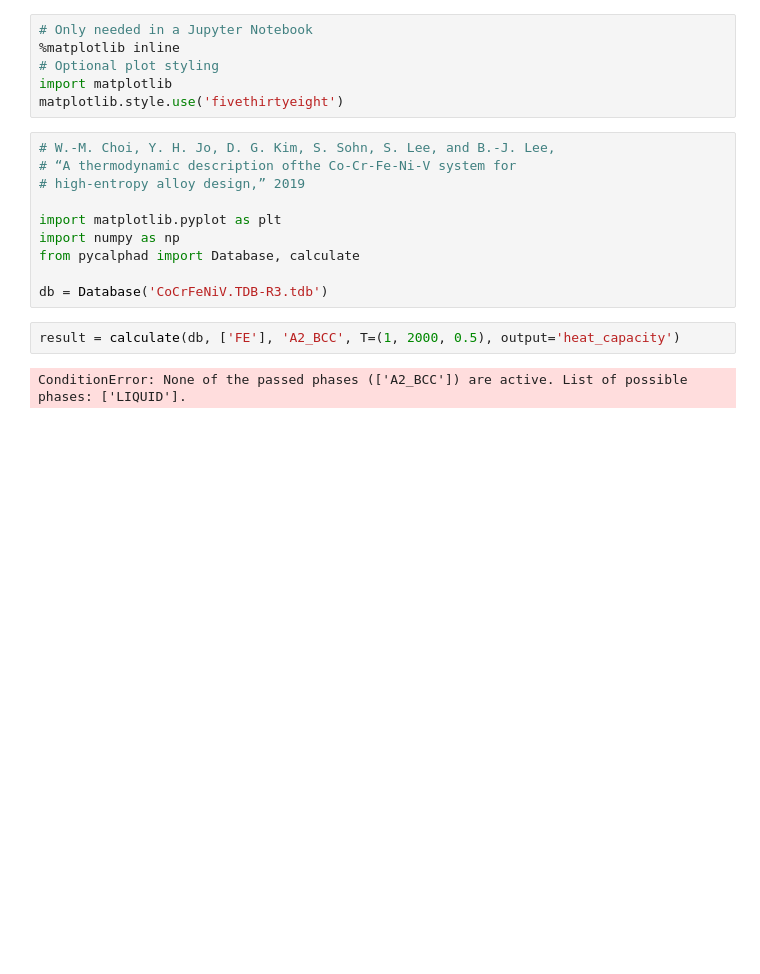
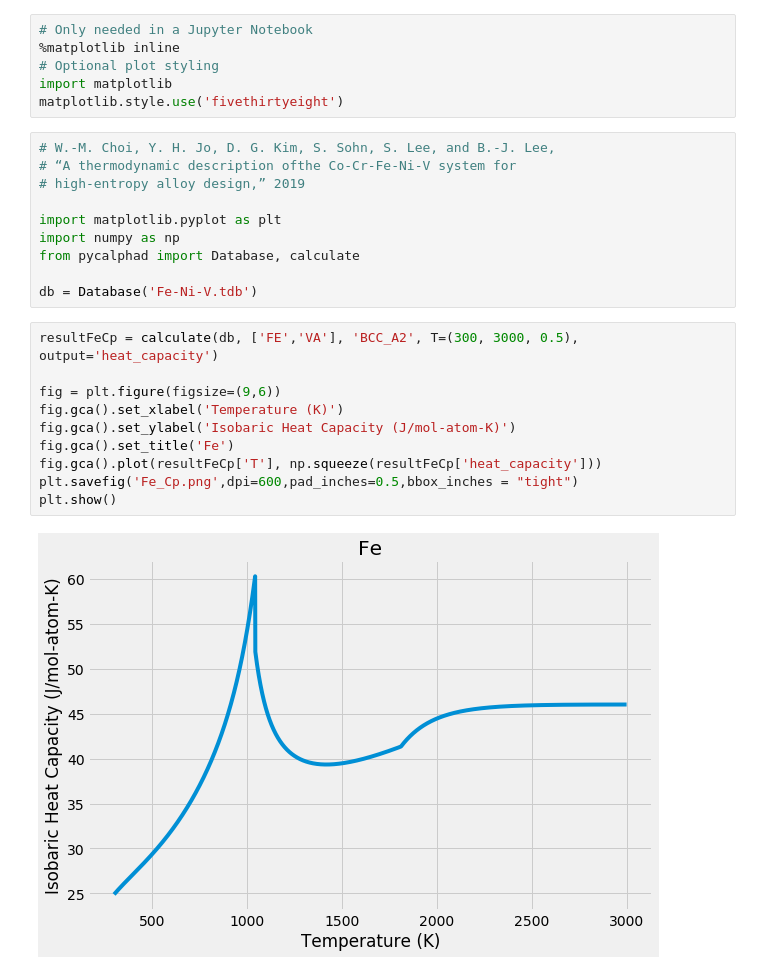
Before and after one commit to amkrajewski/PSU-MatSE580-2020, a Jupyter notebook: binary/Homework2.ipynb, the cells around one changed output. Drawn from its saved outputs; the diff is of its cells as text; blank space fills up the shorter version.

```diff
--- a/binary/Homework2.ipynb
+++ b/binary/Homework2.ipynb
@@ -13,8 +13,16 @@ import matplotlib.pyplot as plt
 import numpy as np
 from pycalphad import Database, calculate
 
-db = Database('CoCrFeNiV.TDB-R3.tdb')
+db = Database('Fe-Ni-V.tdb')
-# %%
-result = calculate(db, ['FE'], 'A2_BCC', T=(1, 2000, 0.5), output='heat_capacity')
-# %% [output]
-ConditionError: None of the passed phases (['A2_BCC']) are active. List of possible phases: ['LIQUID'].
+# %%
+resultFeCp = calculate(db, ['FE','VA'], 'BCC_A2', T=(300, 3000, 0.5), output='heat_capacity')
+
+fig = plt.figure(figsize=(9,6))
+fig.gca().set_xlabel('Temperature (K)')
+fig.gca().set_ylabel('Isobaric Heat Capacity (J/mol-atom-K)')
+fig.gca().set_title('Fe')
+fig.gca().plot(resultFeCp['T'], np.squeeze(resultFeCp['heat_capacity']))
+plt.savefig('Fe_Cp.png',dpi=600,pad_inches=0.5,bbox_inches = "tight")
+plt.show()
+# %% [output]
+[figure, added]
```
Also changed, not shown: parts of 12 cells of this notebook, 12 other files.
